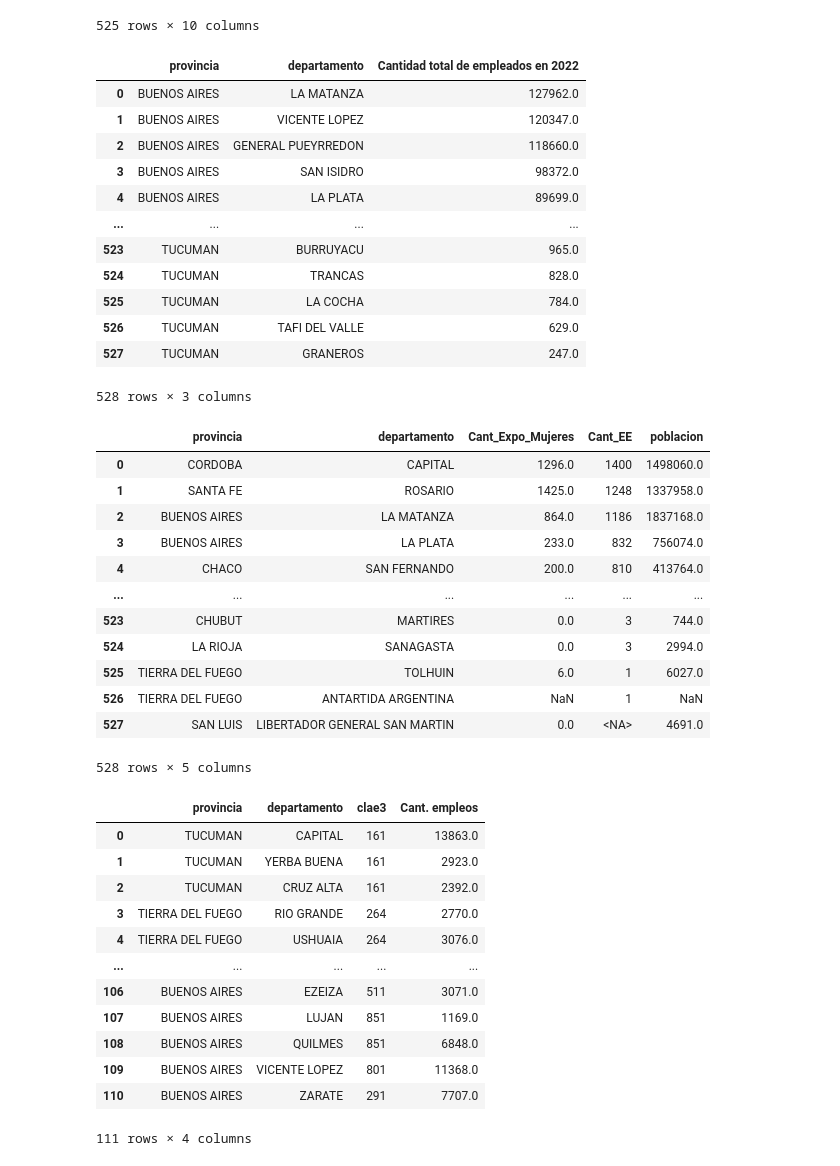
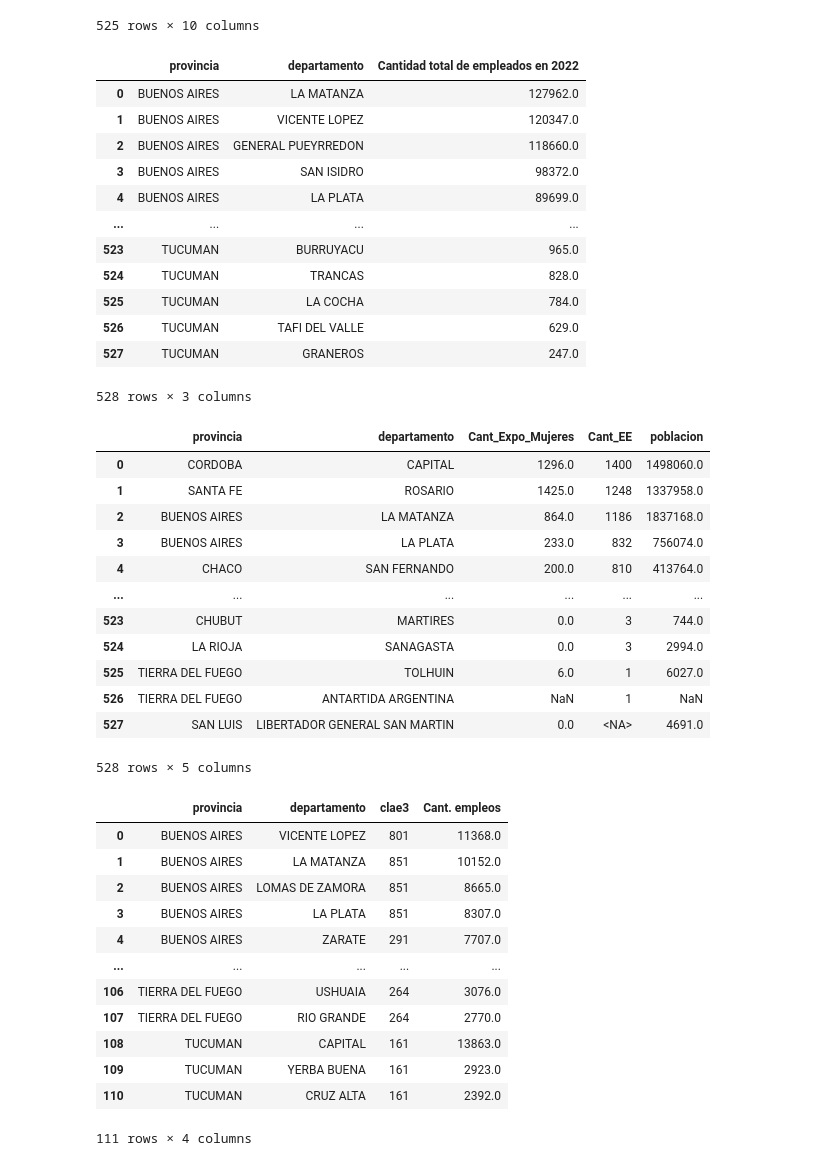
Before and after one commit to FrancoCabrera4/TP_LABO_DATOS, a Jupyter notebook: queries.ipynb, the cells around one changed output. Saved outputs shown, nothing was run; the diff lists cells and outputs as text; code cells hidden in the pictures.

```diff
--- a/queries.ipynb
+++ b/queries.ipynb
@@ -374,7 +374,7 @@ res_query4 = """
                 ON empleos_departamento.id_departamento = departamento_max_clae6.id_departamento
                 INNER JOIN provincia_catalogo prov ON empleos_provincia.id_provincia = prov.id_provincia
                 WHERE empleos_departamento.empleo_departamento > empleos_provincia.empleo / departamentos_provincia.cantidad_departamentos
-                ORDER BY provincia DESC
+                ORDER BY provincia ASC, departamento_max_clae6.empleo DESC
 """
 
 result4 = db.query(res_query4).to_df()
@@ -397,44 +397,44 @@ display(result4)
 | 523 | TUCUMAN | JUAN BAUTISTA ALBERDI | 19.0 | 2023.0 | 19.0 | 3478.0 | 15.0 | ... |
 | 524 | TUCUMAN | LA COCHA | 17.0 | 1302.0 | 18.0 | 2167.0 | 15.0 | ... |
 525 rows × 10 columns
 |  | provincia | departamento | Cantidad total de empleados en 2022 |
 | 0 | BUENOS AIRES | LA MATANZA | 127962.0 |
 | 1 | BUENOS AIRES | VICENTE LOPEZ | 120347.0 |
 | 2 | BUENOS AIRES | GENERAL PUEYRREDON | 118660.0 |
 | 3 | BUENOS AIRES | SAN ISIDRO | 98372.0 |
 | 4 | BUENOS AIRES | LA PLATA | 89699.0 |
 | ... | ... | ... | ... |
 | 523 | TUCUMAN | BURRUYACU | 965.0 |
 | 524 | TUCUMAN | TRANCAS | 828.0 |
 | 525 | TUCUMAN | LA COCHA | 784.0 |
 | 526 | TUCUMAN | TAFI DEL VALLE | 629.0 |
 | 527 | TUCUMAN | GRANEROS | 247.0 |
 528 rows × 3 columns
 |  | provincia | departamento | Cant_Expo_Mujeres | Cant_EE | poblacion |
 | 0 | CORDOBA | CAPITAL | 1296.0 | 1400 | 1498060.0 |
 | 1 | SANTA FE | ROSARIO | 1425.0 | 1248 | 1337958.0 |
 | 2 | BUENOS AIRES | LA MATANZA | 864.0 | 1186 | 1837168.0 |
 | 3 | BUENOS AIRES | LA PLATA | 233.0 | 832 | 756074.0 |
 | 4 | CHACO | SAN FERNANDO | 200.0 | 810 | 413764.0 |
 | ... | ... | ... | ... | ... | ... |
 | 523 | CHUBUT | MARTIRES | 0.0 | 3 | 744.0 |
 | 524 | LA RIOJA | SANAGASTA | 0.0 | 3 | 2994.0 |
 | 525 | TIERRA DEL FUEGO | TOLHUIN | 6.0 | 1 | 6027.0 |
 | 526 | TIERRA DEL FUEGO | ANTARTIDA ARGENTINA | NaN | 1 | NaN |
 | 527 | SAN LUIS | LIBERTADOR GENERAL SAN MARTIN | 0.0 | <NA> | 4691.0 |
 528 rows × 5 columns
 |  | provincia | departamento | clae3 | Cant. empleos |
-| 0 | TUCUMAN | CAPITAL | 161 | 13863.0 |
-| 1 | TUCUMAN | YERBA BUENA | 161 | 2923.0 |
-| 2 | TUCUMAN | CRUZ ALTA | 161 | 2392.0 |
-| 3 | TIERRA DEL FUEGO | RIO GRANDE | 264 | 2770.0 |
-| 4 | TIERRA DEL FUEGO | USHUAIA | 264 | 3076.0 |
+| 0 | BUENOS AIRES | VICENTE LOPEZ | 801 | 11368.0 |
+| 1 | BUENOS AIRES | LA MATANZA | 851 | 10152.0 |
+| 2 | BUENOS AIRES | LOMAS DE ZAMORA | 851 | 8665.0 |
+| 3 | BUENOS AIRES | LA PLATA | 851 | 8307.0 |
+| 4 | BUENOS AIRES | ZARATE | 291 | 7707.0 |
 | ... | ... | ... | ... | ... |
-| 106 | BUENOS AIRES | EZEIZA | 511 | 3071.0 |
-| 107 | BUENOS AIRES | LUJAN | 851 | 1169.0 |
-| 108 | BUENOS AIRES | QUILMES | 851 | 6848.0 |
-| 109 | BUENOS AIRES | VICENTE LOPEZ | 801 | 11368.0 |
-| 110 | BUENOS AIRES | ZARATE | 291 | 7707.0 |
+| 106 | TIERRA DEL FUEGO | USHUAIA | 264 | 3076.0 |
+| 107 | TIERRA DEL FUEGO | RIO GRANDE | 264 | 2770.0 |
+| 108 | TUCUMAN | CAPITAL | 161 | 13863.0 |
+| 109 | TUCUMAN | YERBA BUENA | 161 | 2923.0 |
+| 110 | TUCUMAN | CRUZ ALTA | 161 | 2392.0 |
 111 rows × 4 columns
 # %%
 # SECCION ANALISIS VISUAL DE DATOS
```
Also changed, not shown: parts of 2 cells of this notebook, 1 other file.
